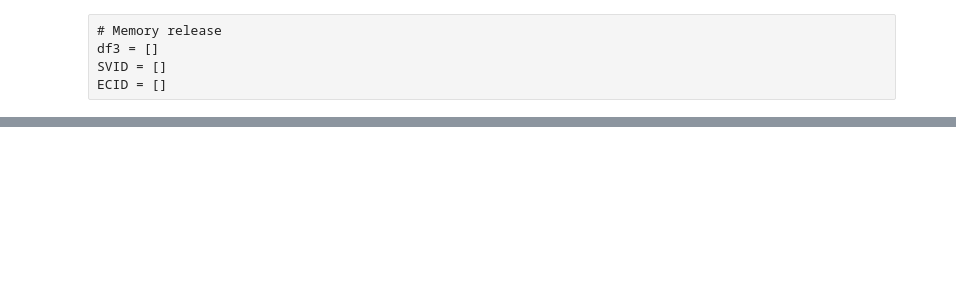
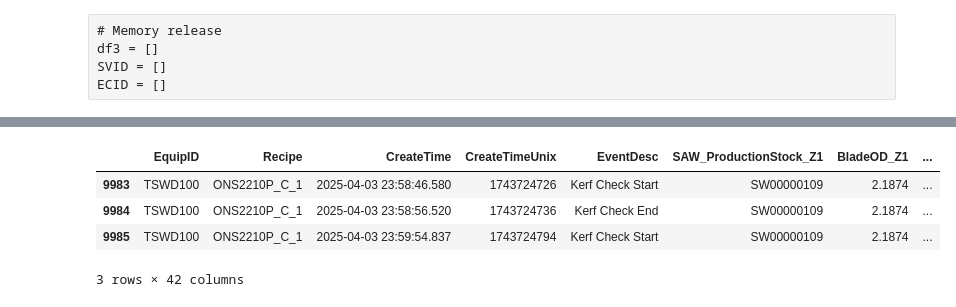
Before and after one commit to theerawatramchuen/ppc_saw, a Jupyter notebook: ppc_saw_anomaly_max_api_1.ipynb, the cells around one changed output, grey strips where cells are left out. Cells and saved outputs as stored; diff of their text form; code cells hidden in the pictures; blank space fills up the shorter version.

```diff
--- a/ppc_saw_anomaly_max_api_1.ipynb
+++ b/ppc_saw_anomaly_max_api_1.ipynb
@@ -216,0 +169,8 @@ plt.show()
+# %%
+dfx.tail(3)
+# %% [output]
+|  | EquipID | Recipe | CreateTime | CreateTimeUnix | EventDesc | SAW_ProductionStock_Z1 | BladeOD_Z1 | ... |
+| 9983 | TSWD100 | ONS2210P_C_1 | 2025-04-03 23:58:46.580 | 1743724726 | Kerf Check Start | SW00000109 | 2.1874 | ... |
+| 9984 | TSWD100 | ONS2210P_C_1 | 2025-04-03 23:58:56.520 | 1743724736 | Kerf Check End | SW00000109 | 2.1874 | ... |
+| 9985 | TSWD100 | ONS2210P_C_1 | 2025-04-03 23:59:54.837 | 1743724794 | Kerf Check Start | SW00000109 | 2.1874 | ... |
+3 rows × 42 columns
```
Also changed, not shown: parts of 12 cells of this notebook, 1 other file.
